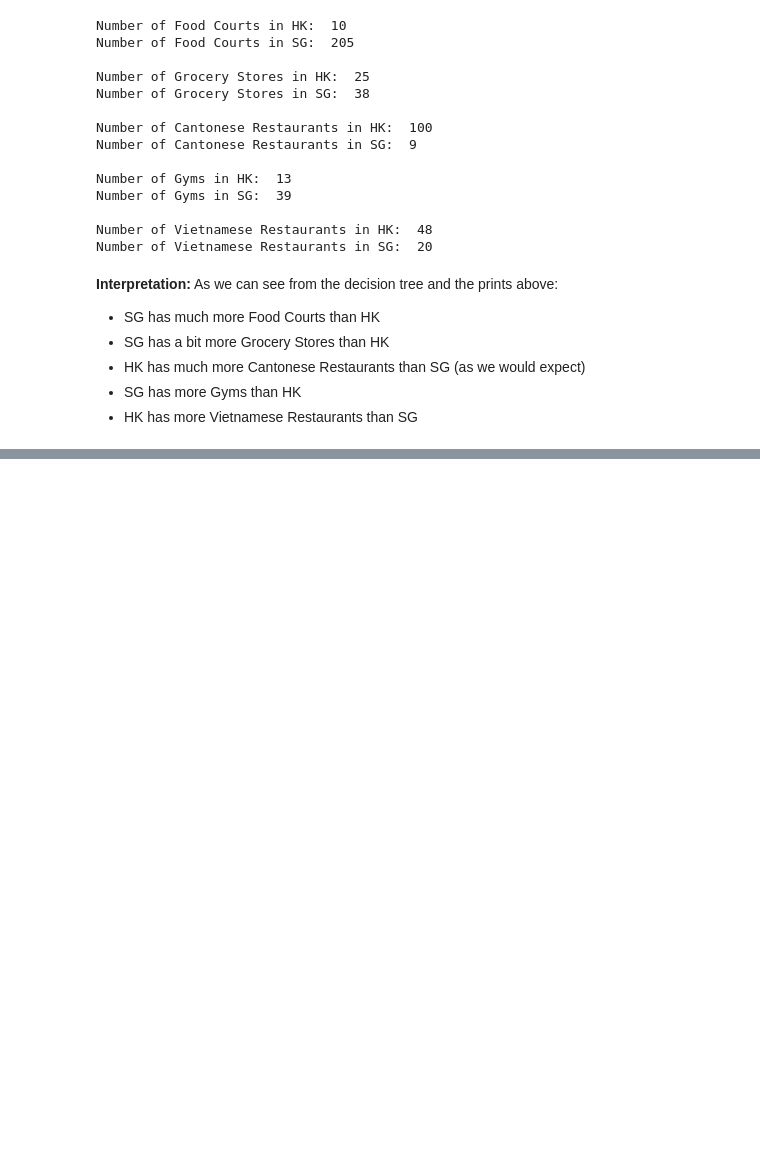
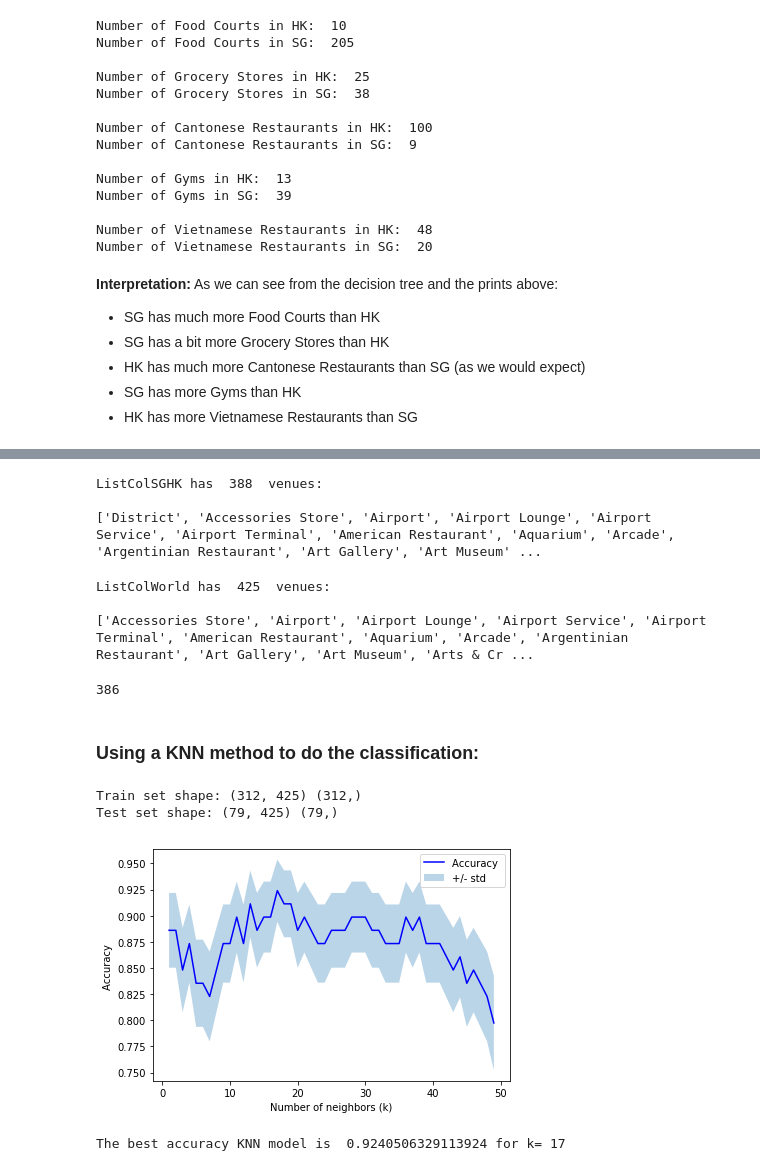
Before and after one commit to FabienNugier/Coursera_Capstone, a Jupyter notebook: IBM-DATASCIENCE-FinalProject(Weeks4-5)_Singapore_HK_Comparison.ipynb, the cells around one changed output, grey strips where cells are left out. Drawn from its saved outputs; the diff is of its cells as text; code cells hidden in the pictures; blank space fills up the shorter version.

Commit message:
Implemented a KNN method and a test on different cities in the world.

```diff
--- a/IBM-DATASCIENCE-FinalProject(Weeks4-5)_Singapore_HK_Comparison.ipynb
+++ b/IBM-DATASCIENCE-FinalProject(Weeks4-5)_Singapore_HK_Comparison.ipynb
@@ -3117,0 +3417,4 @@ SyntaxError: invalid syntax (<ipython-input-237-ab8bcc0954f4>, line 1)
+# %%
+#X = preprocessing.StandardScaler().fit(X).transform(X)
+X = SGHKWorldVenues[:-10]
+X
@@ -3117,0 +3442,2 @@ SyntaxError: invalid syntax (<ipython-input-237-ab8bcc0954f4>, line 1)
+# %%
+y = SGHKvenues['Class']
@@ -3117,0 +3468,34 @@ SyntaxError: invalid syntax (<ipython-input-237-ab8bcc0954f4>, line 1)
+# %%
+ListColSGHK = SGHKvenues.columns.tolist()
+print('ListColSGHK has ', len(ListColSGHK), ' venues:\n')
+print(ListColSGHK)
+# %% [output]
+ListColSGHK has  388  venues:
+
+['District', 'Accessories Store', 'Airport', 'Airport Lounge', 'Airport Service', 'Airport Terminal', 'American Restaurant', 'Aquarium', 'Arcade', 'Argentinian Restaurant', 'Art Gallery', 'Art Museum' ...
+# %%
+ListColWorld = World_X_testset.columns.tolist()
+print('ListColWorld has ', len(ListColWorld), ' venues:\n')
+print(ListColWorld)
+# %% [output]
+ListColWorld has  425  venues:
+
+['Accessories Store', 'Airport', 'Airport Lounge', 'Airport Service', 'Airport Terminal', 'American Restaurant', 'Aquarium', 'Arcade', 'Argentinian Restaurant', 'Art Gallery', 'Art Museum', 'Arts & Cr ...
+# %%
+UnionSet = set(ListColWorld).intersection(set(ListColSGHK))
+len(UnionSet)
+# %% [output]
+386
+# %% [markdown]
+### Using a KNN method to do the classification:
+# %%
+PERCENTAGE_TESTSET = 0.2 # 20%/80% train/test split of the data
+RANDOM_SEED = 5
+# %%
+from sklearn.model_selection import train_test_split
+X_train, X_test, y_train, y_test = train_test_split(X, y, test_size=PERCENTAGE_TESTSET, random_state=RANDOM_SEED)
+print('Train set shape:', X_train.shape,  y_train.shape)
+print('Test set shape:', X_test.shape,  y_test.shape)
+# %% [output]
+Train set shape: (312, 425) (312,)
+Test set shape: (79, 425) (79,)
@@ -3117,0 +3506,28 @@ SyntaxError: invalid syntax (<ipython-input-237-ab8bcc0954f4>, line 1)
+# %%
+# BUILDING THE KNN MODEL WITH DIFFERENT VALUES OF K
+kmax = 50
+mean_accuracy = np.zeros((kmax-1))
+std_accuracy = np.zeros((kmax-1))
+confusion_matrix = [];
+
+# looping through k
+for k in range(1,kmax):
+    neigh = KNeighborsClassifier(n_neighbors=k, weights='distance', algorithm='auto').fit(X_train,y_train)
+    yhat = neigh.predict(X_test)
+    mean_accuracy[k-1] = metrics.accuracy_score(y_test, yhat)
+    std_accuracy[k-1] = np.std(yhat==y_test) / np.sqrt(yhat.shape[0])
+
+# plotting the model accuracy for the different k's
+plt.plot(range(1,kmax), mean_accuracy, 'b')
+plt.fill_between(range(1,kmax), mean_accuracy - 1 * std_accuracy, mean_accuracy + 1 * std_accuracy, alpha=0.3)
+plt.legend(('Accuracy ', '+/- std'))
+plt.ylabel('Accuracy ')
+plt.xlabel('Number of neighbors (k)')
+plt.tight_layout()
+plt.show()
+# %% [output]
+[figure, added]
+# %%
+print("The best accuracy KNN model is ", mean_accuracy.max(), "for k=", mean_accuracy.argmax()+1)
+# %% [output]
+The best accuracy KNN model is  0.9240506329113924 for k= 17
```
Also changed, not shown: parts of 72 cells of this notebook.
